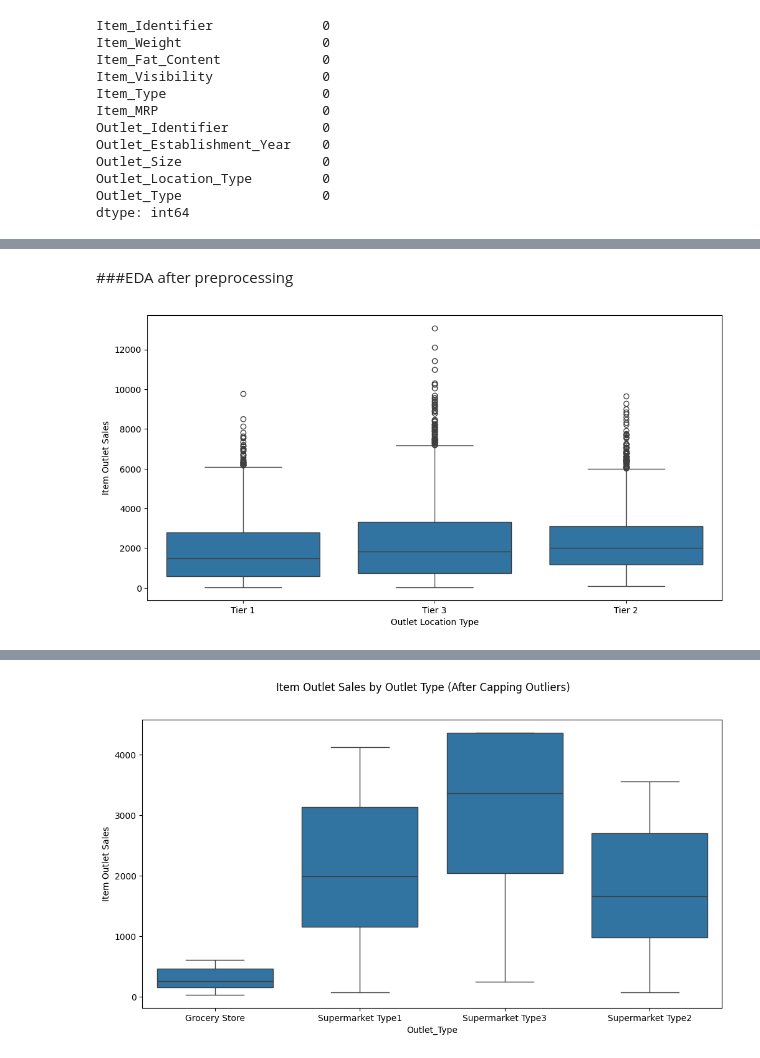
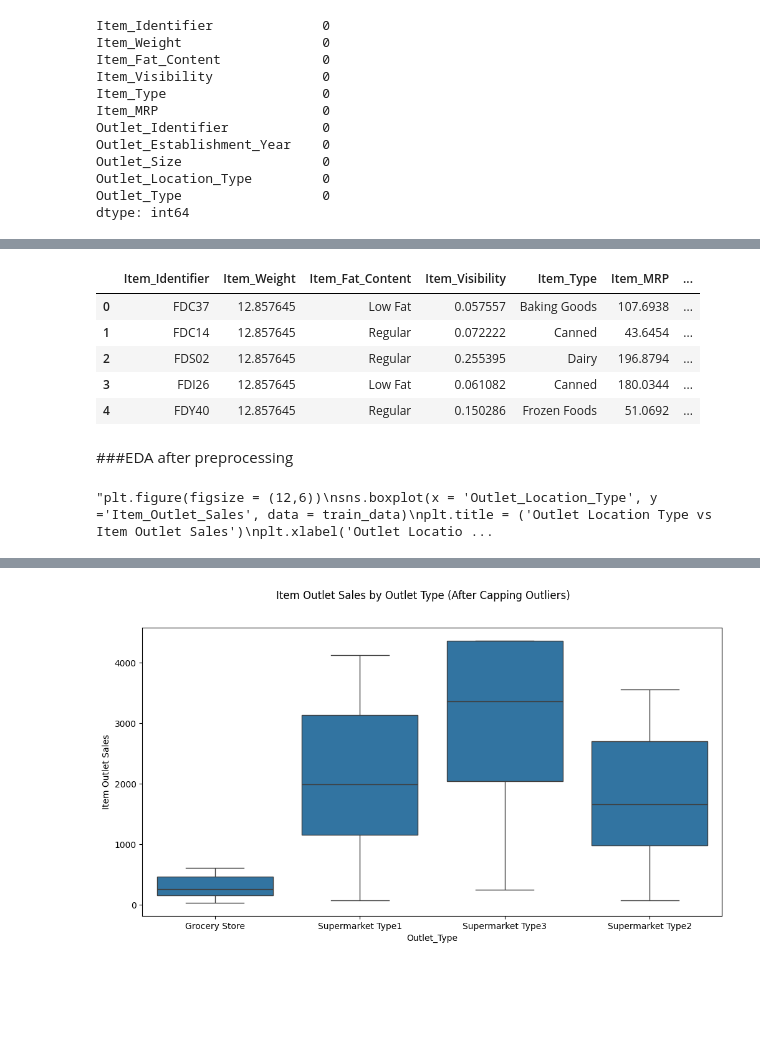
Before and after one commit to AromaDsouza/BigMart_Sales_Prediction, a Jupyter notebook: BigMart_Sales_Prediction.ipynb, the cells around one changed output, grey strips where cells are left out. Cells and saved outputs as stored; diff of their text form; code cells hidden in the pictures; blank space fills up the shorter version.

```diff
--- a/BigMart_Sales_Prediction.ipynb
+++ b/BigMart_Sales_Prediction.ipynb
@@ -409,0 +492,7 @@ dtype: int64
+# %%
+#Creating a new feature Units_Sold_Per_Outlet by dividing Item_Outlet_Sales by Item_MRP
+train_data['Units_Sold'] = (train_data['Item_Outlet_Sales'] / train_data['Item_MRP']).round()
+
+units_sold_per_outlet = train_data.groupby('Outlet_Identifier')['Units_Sold'].sum().reset_index()
+
+print(units_sold_per_outlet)
@@ -410,11 +511,21 @@ dtype: int64
+# %%
+train_data.head()
+# %% [output]
+|  | Item_Identifier | Item_Weight | Item_Fat_Content | Item_Visibility | Item_Type | Item_MRP | ... |
+| 0 | FDC37 | 12.857645 | Low Fat | 0.057557 | Baking Goods | 107.6938 | ... |
+| 1 | FDC14 | 12.857645 | Regular | 0.072222 | Canned | 43.6454 | ... |
+| 2 | FDS02 | 12.857645 | Regular | 0.255395 | Dairy | 196.8794 | ... |
+| 3 | FDI26 | 12.857645 | Low Fat | 0.061082 | Canned | 180.0344 | ... |
+| 4 | FDY40 | 12.857645 | Regular | 0.150286 | Frozen Foods | 51.0692 | ... |
 # %% [markdown]
 ###EDA after preprocessing
 # %%
-plt.figure(figsize = (12,6))
+'''plt.figure(figsize = (12,6))
 sns.boxplot(x = 'Outlet_Location_Type', y ='Item_Outlet_Sales', data = train_data)
 plt.title = ('Outlet Location Type vs Item Outlet Sales')
 plt.xlabel('Outlet Location Type')
 plt.ylabel('Item Outlet Sales')
 plt.show()
+'''
 # %% [output]
-[figure, removed]
+"plt.figure(figsize = (12,6))\nsns.boxplot(x = 'Outlet_Location_Type', y ='Item_Outlet_Sales', data = train_data)\nplt.title = ('Outlet Location Type vs Item Outlet Sales')\nplt.xlabel('Outlet Locatio ...
```
Also changed, not shown: parts of 17 cells of this notebook.
